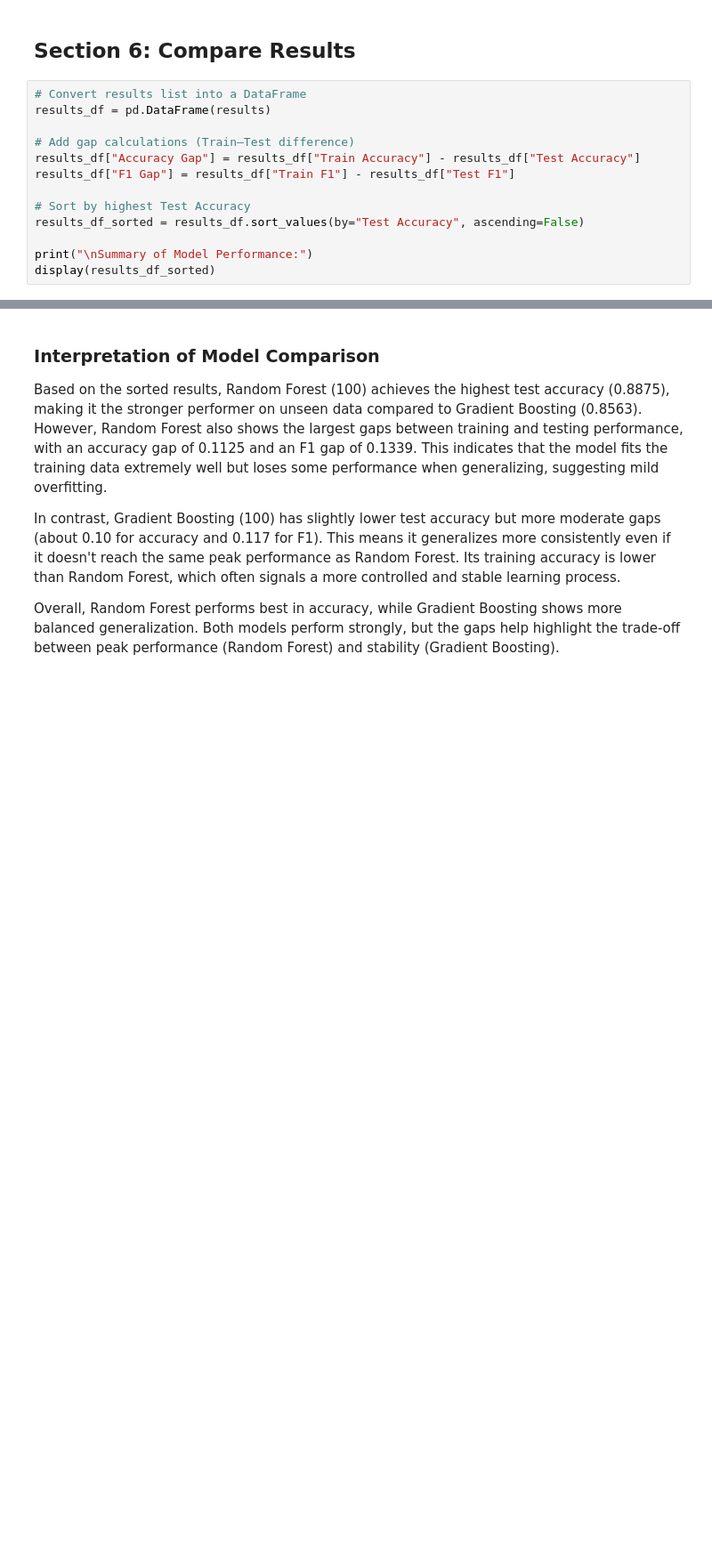
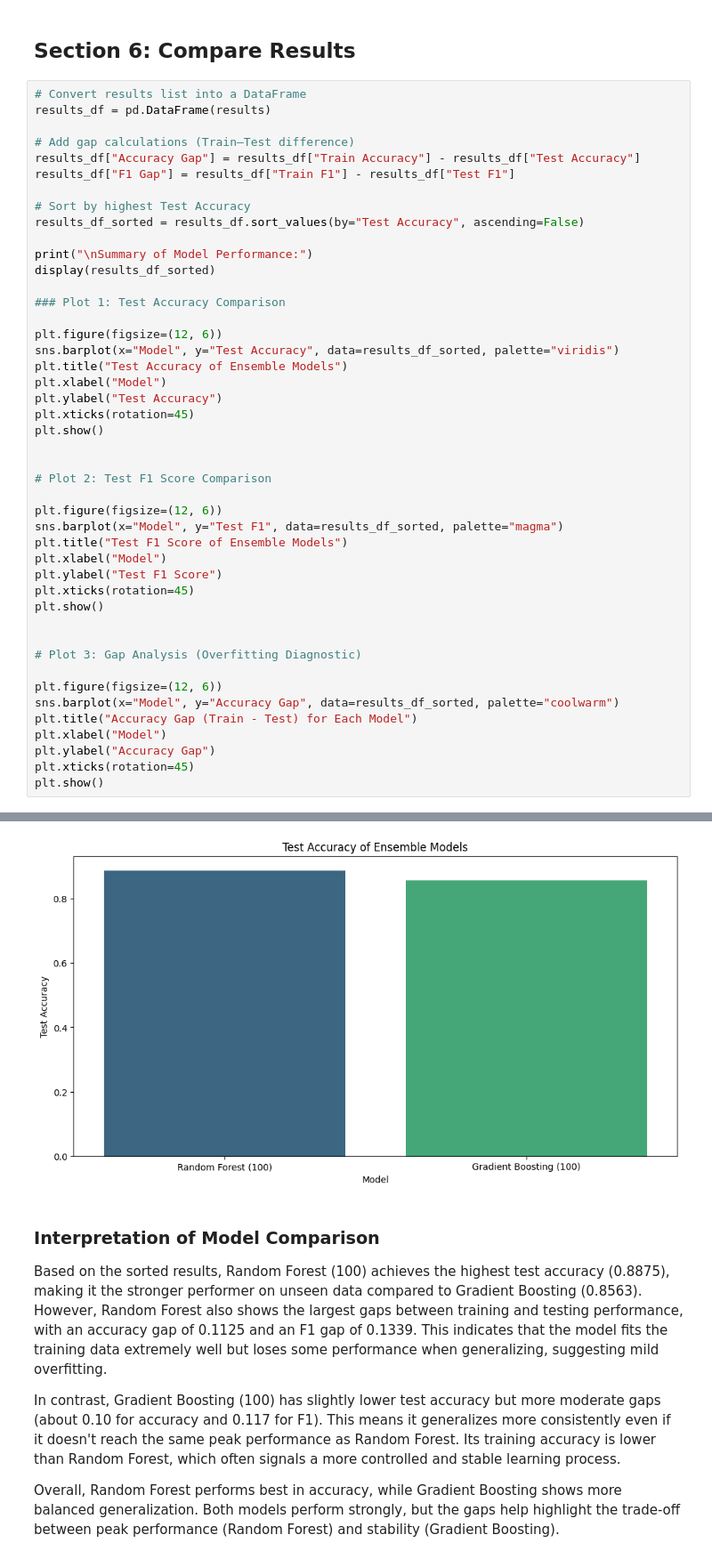
Before and after one commit to Kiruthikaa2512/applied-ml-kiruthikaa, a Jupyter notebook: notebooks/project05/ensemble-kiruthikaa.ipynb, the cells around one changed output, grey strips where cells are left out. Shown at 89% size. Saved outputs shown, nothing was run; the diff lists cells and outputs as text; blank space fills up the shorter version.

Commit message:
Project05 Ensemble_Completed

```diff
--- a/notebooks/project05/ensemble-kiruthikaa.ipynb
+++ b/notebooks/project05/ensemble-kiruthikaa.ipynb
@@ -445,6 +456,38 @@ results_df_sorted = results_df.sort_values(by="Test Accuracy", ascending=False)
 
 print("\nSummary of Model Performance:")
 display(results_df_sorted)
+
+### Plot 1: Test Accuracy Comparison
+
+plt.figure(figsize=(12, 6))
+sns.barplot(x="Model", y="Test Accuracy", data=results_df_sorted, palette="viridis")
+plt.title("Test Accuracy of Ensemble Models")
+plt.xlabel("Model")
+plt.ylabel("Test Accuracy")
+plt.xticks(rotation=45)
+plt.show()
+
+
+# Plot 2: Test F1 Score Comparison
+
+plt.figure(figsize=(12, 6))
+sns.barplot(x="Model", y="Test F1", data=results_df_sorted, palette="magma")
+plt.title("Test F1 Score of Ensemble Models")
+plt.xlabel("Model")
+plt.ylabel("Test F1 Score")
+plt.xticks(rotation=45)
+plt.show()
+
+
+# Plot 3: Gap Analysis (Overfitting Diagnostic)
+
+plt.figure(figsize=(12, 6))
+sns.barplot(x="Model", y="Accuracy Gap", data=results_df_sorted, palette="coolwarm")
+plt.title("Accuracy Gap (Train - Test) for Each Model")
+plt.xlabel("Model")
+plt.ylabel("Accuracy Gap")
+plt.xticks(rotation=45)
+plt.show()
 # %% [output]
 Summary of Model Performance:
 |  | Model | Train Accuracy | Test Accuracy | Train F1 | Test F1 | Accuracy Gap | F1 Gap |
@@ -453,3 +499,4 @@ Summary of Model Performance:
+[figure, added]
 # %% [markdown]
 ### Interpretation of Model Comparison
 
```
Also changed, not shown: parts of 5 cells of this notebook, 1 other file.
